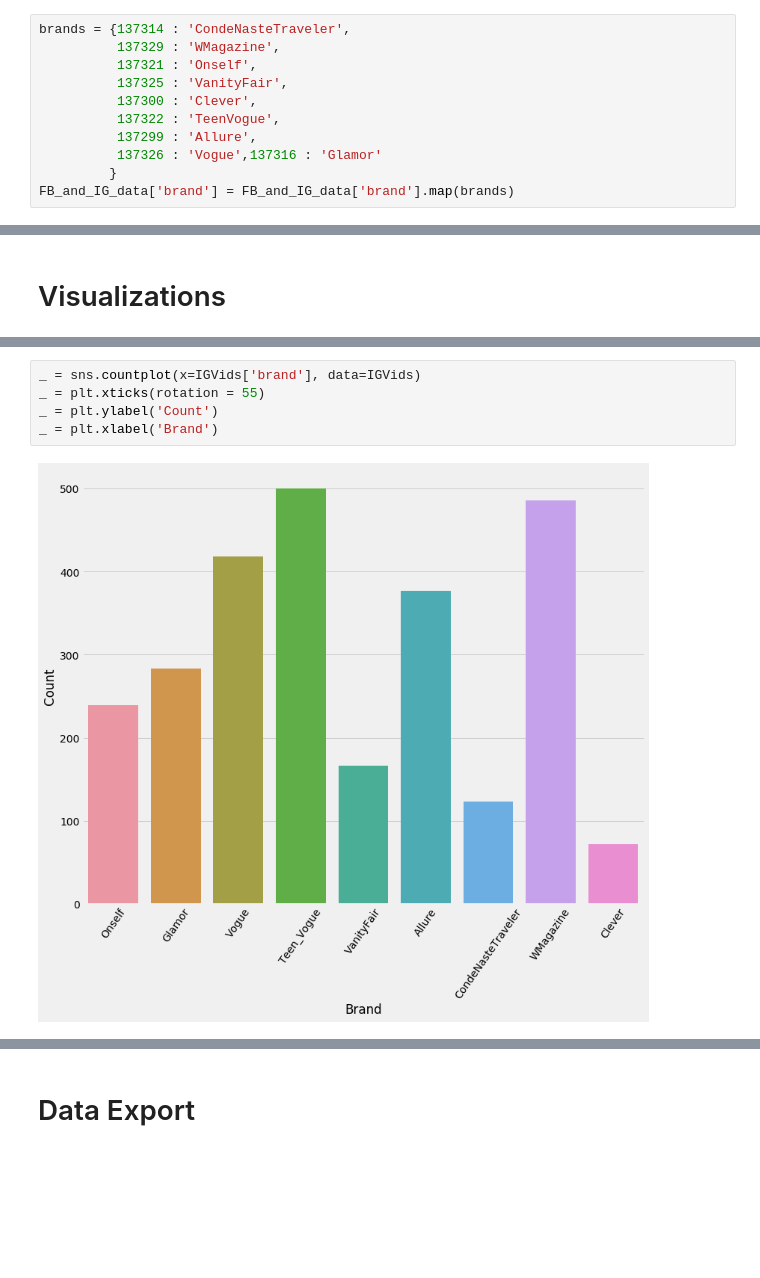
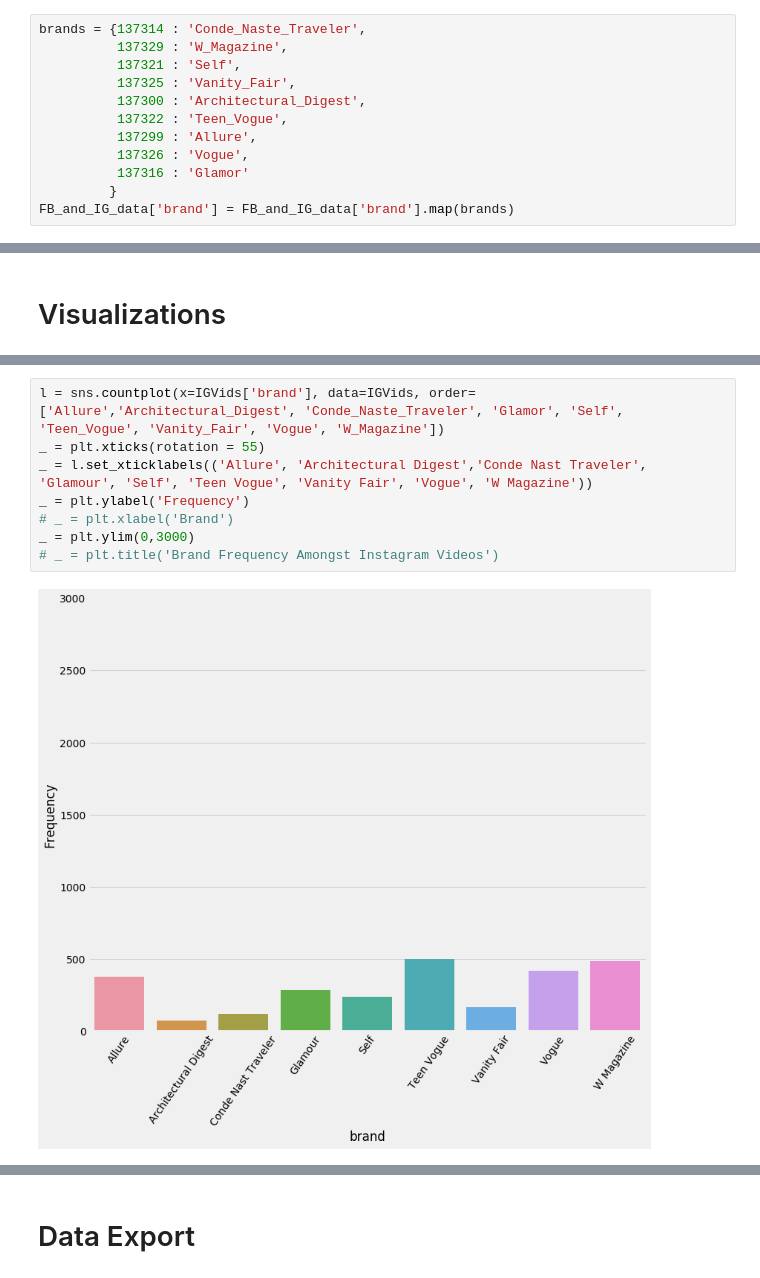
Before and after one commit to smasschelin/GA-TrackMaven-03, a Jupyter notebook: Steves_InstagramEDA.ipynb, the cells around one changed output, grey strips where cells are left out. Saved outputs shown, nothing was run; the diff lists cells and outputs as text; blank space fills up the shorter version.

```diff
--- a/Steves_InstagramEDA.ipynb
+++ b/Steves_InstagramEDA.ipynb
@@ -81,14 +82,15 @@ Found these by plugging urls into google and seeing what showed up
 * Brand 137326 = Vogue
 * Brand 137316 = Glamor
 # %%
-brands = {137314 : 'CondeNasteTraveler',
-          137329 : 'WMagazine',
-          137321 : 'Onself',
-          137325 : 'VanityFair',
-          137300 : 'Clever',
-          137322 : 'TeenVogue',
+brands = {137314 : 'Conde_Naste_Traveler',
+          137329 : 'W_Magazine',
+          137321 : 'Self',
+          137325 : 'Vanity_Fair',
+          137300 : 'Architectural_Digest',
+          137322 : 'Teen_Vogue',
           137299 : 'Allure',
-          137326 : 'Vogue',137316 : 'Glamor'
+          137326 : 'Vogue',
+          137316 : 'Glamor'
          }
 FB_and_IG_data['brand'] = FB_and_IG_data['brand'].map(brands)
 # %% [output]
@@ -281,7 +355,10 @@ _ = plt.show()
 # %%
-_ = sns.countplot(x=IGVids['brand'], data=IGVids)
+l = sns.countplot(x=IGVids['brand'], data=IGVids, order=['Allure','Architectural_Digest', 'Conde_Naste_Traveler', 'Glamor', 'Self', 'Teen_Vogue', 'Vanity_Fair', 'Vogue', 'W_Magazine'])
 _ = plt.xticks(rotation = 55)
-_ = plt.ylabel('Count')
-_ = plt.xlabel('Brand')
+_ = l.set_xticklabels(('Allure', 'Architectural Digest','Conde Nast Traveler', 'Glamour', 'Self', 'Teen Vogue', 'Vanity Fair', 'Vogue', 'W Magazine'))
+_ = plt.ylabel('Frequency')
+# _ = plt.xlabel('Brand')
+_ = plt.ylim(0,3000)
+# _ = plt.title('Brand Frequency Amongst Instagram Videos')
 # %% [output]
-[figure, old version]
+[figure, new version]
```
Also changed, not shown: parts of 74 cells of this notebook.
